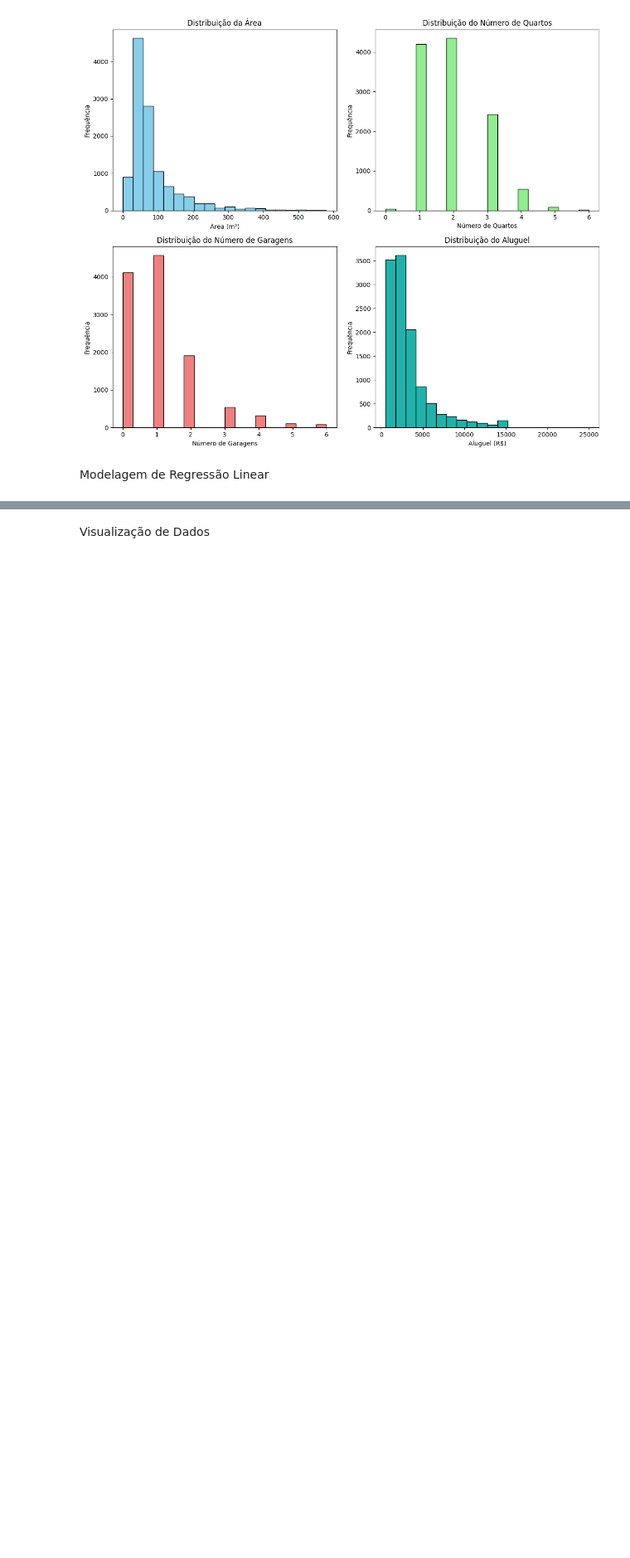
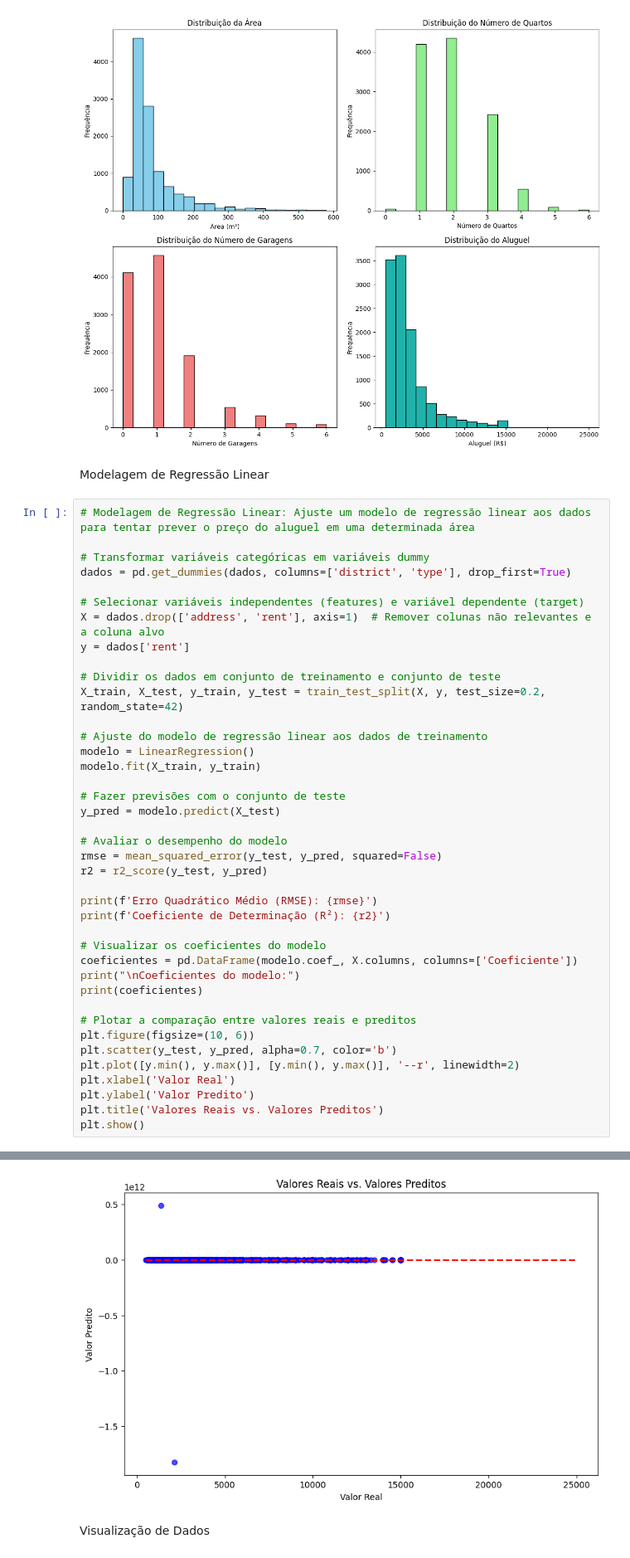
Before and after one commit to MateusMalvezzi/AnaliseePredicao, a Jupyter notebook: Projeto2_AnáliseePredição.ipynb, the cells around one changed output, grey strips where cells are left out. Shown at 83% size. Drawn from its saved outputs; the diff is of its cells as text; blank space fills up the shorter version.

Commit message:
Começando a testar regressão

```diff
--- a/Projeto2_AnáliseePredição.ipynb
+++ b/Projeto2_AnáliseePredição.ipynb
@@ -145,3 +150,44 @@ plt.show()
 [figure]
 # %% [markdown]
 Modelagem de Regressão Linear
+# %%
+# Modelagem de Regressão Linear: Ajuste um modelo de regressão linear aos dados para tentar prever o preço do aluguel em uma determinada área
+
+# Transformar variáveis categóricas em variáveis dummy
+dados = pd.get_dummies(dados, columns=['district', 'type'], drop_first=True)
+
+# Selecionar variáveis independentes (features) e variável dependente (target)
+X = dados.drop(['address', 'rent'], axis=1)  # Remover colunas não relevantes e a coluna alvo
+y = dados['rent']
+
+# Dividir os dados em conjunto de treinamento e conjunto de teste
+X_train, X_test, y_train, y_test = train_test_split(X, y, test_size=0.2, random_state=42)
+
+# Ajuste do modelo de regressão linear aos dados de treinamento
+modelo = LinearRegression()
+modelo.fit(X_train, y_train)
+
+# Fazer previsões com o conjunto de teste
+y_pred = modelo.predict(X_test)
+
+# Avaliar o desempenho do modelo
+rmse = mean_squared_error(y_test, y_pred, squared=False)
+r2 = r2_score(y_test, y_pred)
+
+print(f'Erro Quadrático Médio (RMSE): {rmse}')
+print(f'Coeficiente de Determinação (R²): {r2}')
+
+# Visualizar os coeficientes do modelo
+coeficientes = pd.DataFrame(modelo.coef_, X.columns, columns=['Coeficiente'])
+print("\nCoeficientes do modelo:")
+print(coeficientes)
+
+# Plotar a comparação entre valores reais e preditos
+plt.figure(figsize=(10, 6))
+plt.scatter(y_test, y_pred, alpha=0.7, color='b')
+plt.plot([y.min(), y.max()], [y.min(), y.max()], '--r', linewidth=2)
+plt.xlabel('Valor Real')
+plt.ylabel('Valor Predito')
+plt.title('Valores Reais vs. Valores Preditos')
+plt.show()
+# %% [output]
@@ -148,2 +212,3 @@ Modelagem de Regressão Linear
+[figure, added]
 # %% [markdown]
 Visualização de Dados
```
Also changed, not shown: parts of 3 cells of this notebook.
